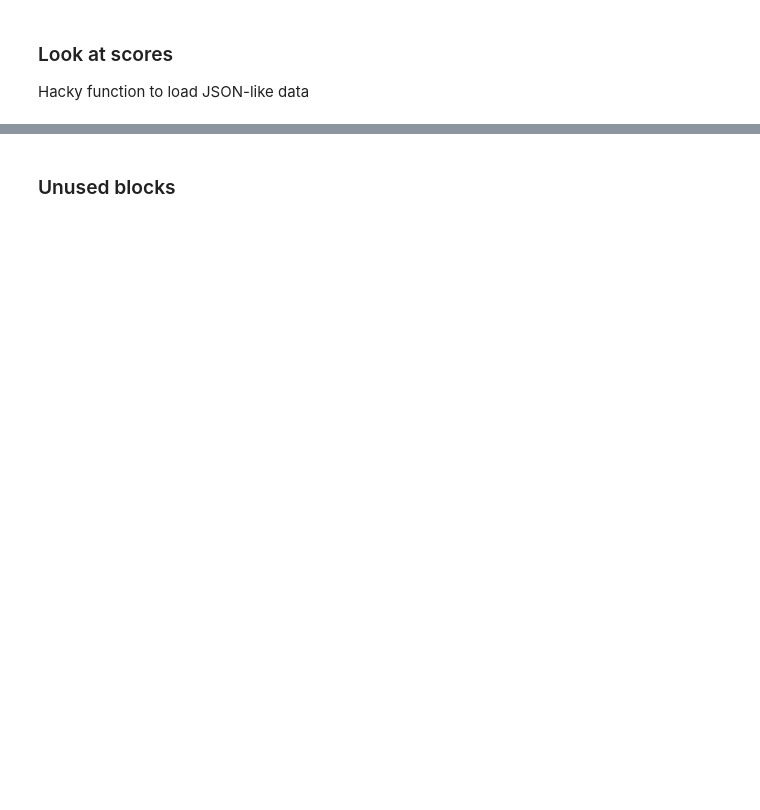
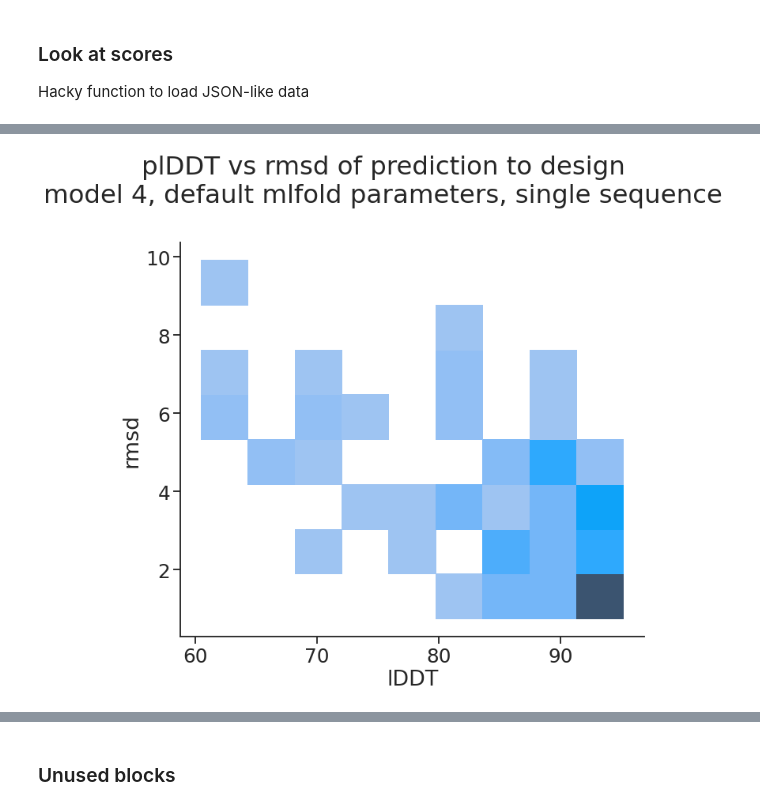
Before and after one commit to proleu/peptide_binders, a Jupyter notebook: 04_cleanup_filter.ipynb, the cells around one changed output, grey strips where cells are left out. Drawn from its saved outputs; the diff is of its cells as text; code cells hidden in the pictures; blank space fills up the shorter version.

```diff
--- a/04_cleanup_filter.ipynb
+++ b/04_cleanup_filter.ipynb
@@ -631,0 +749,4 @@ Wall time: 4min 54s
+# %%
+with open(os.path.join(os.getcwd(), "04_cleanup_short", "af2_sample.list"), "w+") as f:
+    for line in scores_df.index:
+        print(line, file=f)
@@ -631,0 +863,21 @@ Wall time: 4min 54s
+# %%
+import pyrosetta
+
+
+def get_rmsd(row) -> float:
+
+    design = row["design"]
+    prediction = row["prediction"]
+    rmsd_calc = pyrosetta.rosetta.core.simple_metrics.metrics.RMSDMetric()
+    rmsd_calc.set_rmsd_type(pyrosetta.rosetta.core.scoring.rmsd_atoms(3))
+    rmsd_calc.set_run_superimpose(True)
+    design_pose = pyrosetta.io.pose_from_file(design)
+    chA = design_pose.split_by_chain(1)
+    rmsd_calc.set_comparison_pose(chA)
+    prediction_pose = pyrosetta.io.pose_from_file(prediction)
+    rmsd = float(rmsd_calc.calculate(prediction_pose))
+    return rmsd
+
+
+pyrosetta.init()
+results_df["rmsd"] = results_df.apply(get_rmsd, axis=1)
@@ -631,0 +902,12 @@ Wall time: 4min 54s
+# %%
+results_df["lDDT"] = pd.to_numeric(results_df["lDDT"])
+
+fig, ax = plt.subplots(figsize=(10, 10), tight_layout=True)
+sns.histplot(ax=ax, x="lDDT", y="rmsd", data=results_df)
+plt.suptitle(
+    f"plDDT vs rmsd of prediction to design\nmodel 4, default mlfold parameters, single sequence"
+)
+sns.despine()
+plt.savefig(f"figs/04_plDDT_vs_rmsd.png")
+# %% [output]
+[figure, added]
```
Also changed, not shown: parts of 30 cells of this notebook, 3 other files.
